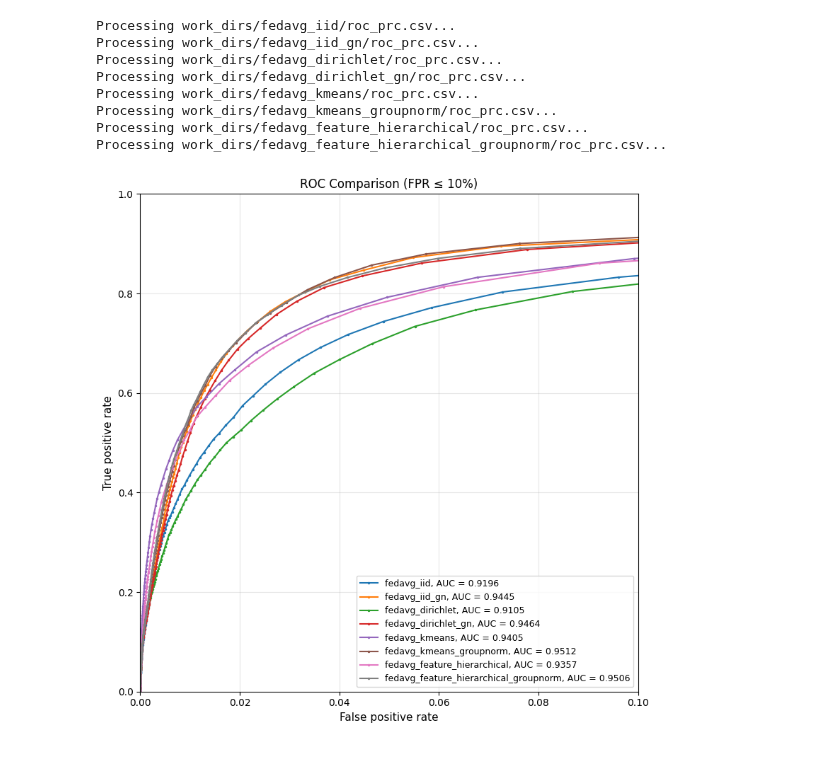
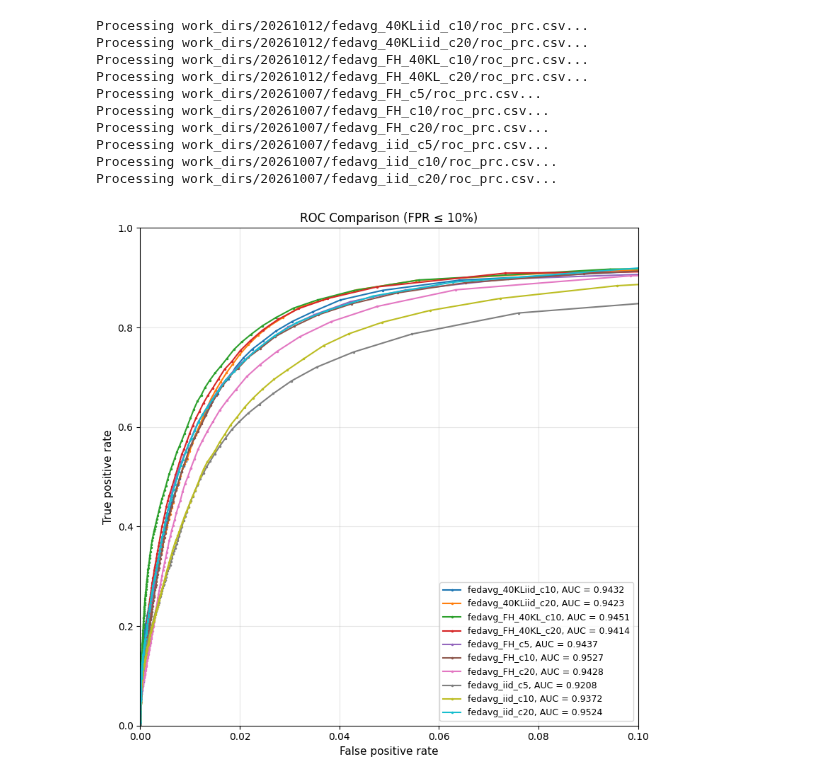
Before and after one commit to beppSpedicato/FedCircuitNet, a Jupyter notebook: test.ipynb, the cells around one changed output. Cells and saved outputs as stored; diff of their text form; code cells hidden in the pictures.

```diff
--- a/test.ipynb
+++ b/test.ipynb
@@ -6,14 +6,19 @@ from pathlib import Path
 
 # Define your CSV files here
 csv_files = [
-    "work_dirs/fedavg_iid/roc_prc.csv",
-    "work_dirs/fedavg_iid_gn/roc_prc.csv",
-    "work_dirs/fedavg_dirichlet/roc_prc.csv",
-    "work_dirs/fedavg_dirichlet_gn/roc_prc.csv",
-    "work_dirs/fedavg_kmeans/roc_prc.csv",
-    "work_dirs/fedavg_kmeans_groupnorm/roc_prc.csv",
-    "work_dirs/fedavg_feature_hierarchical/roc_prc.csv",
-    "work_dirs/fedavg_feature_hierarchical_groupnorm/roc_prc.csv",
+    "work_dirs/20261012/fedavg_40KLiid_c10/roc_prc.csv",
+    "work_dirs/20261012/fedavg_40KLiid_c20/roc_prc.csv",
+
+    "work_dirs/20261012/fedavg_FH_40KL_c10/roc_prc.csv",
+    "work_dirs/20261012/fedavg_FH_40KL_c20/roc_prc.csv",
+
+    "work_dirs/20261007/fedavg_FH_c5/roc_prc.csv",
+    "work_dirs/20261007/fedavg_FH_c10/roc_prc.csv",
+    "work_dirs/20261007/fedavg_FH_c20/roc_prc.csv",
+
+    "work_dirs/20261007/fedavg_iid_c5/roc_prc.csv",
+    "work_dirs/20261007/fedavg_iid_c10/roc_prc.csv",
+    "work_dirs/20261007/fedavg_iid_c20/roc_prc.csv",
 ]
 
 result = []
@@ -48,6 +53,9 @@ for csv_file in csv_files:
     m_result['tn'] = df['tn'].sum()
     m_result['fn'] = df['fn'].sum()
     m_result['accuracy'] = (m_result['tp'] + m_result['tn']) / (m_result['tp'] + m_result['tn'] + m_result['fp'] + m_result['fn'])
+    m_result['precision'] = m_result['tp'] / (m_result['tp'] + m_result['fp'])
+    m_result['recall'] = m_result['tp'] / (m_result['tp'] + m_result['fn'])
+    m_result['f1'] = 2 * m_result['precision'] * m_result['recall'] / (m_result['precision'] + m_result['recall'])
 
     # ---------- ROC curve ----------
     df.loc[:, "pos"] = df["tp"] + df["fn"]
@@ -88,41 +96,43 @@ def partial_auc(fpr, tpr, fpr_max):
     tpr_cut = np.interp(fpr_max, fpr, tpr)
     mask = fpr <= fpr_max
     f = np.r_[fpr[mask], fpr_max]
     t = np.r_[tpr[mask], tpr_cut]
     return np.sum(np.diff(f) * (t[1:] + t[:-1]) / 2)
 
 fig, ax = plt.subplots(figsize=(8, 8))
 
 for curve in roc_curves:
     pauc = partial_auc(curve['fpr'], curve['tpr'], FPR_MAX)
     ax.plot(curve['fpr'], curve['tpr'], marker=".", markersize=3,
             label=f"{curve['tag']}, AUC = {curve['auc']:.4f}")
 
 ax.set_xlabel("False positive rate", fontsize=11)
 ax.set_ylabel("True positive rate", fontsize=11)
 ax.set_title(f"ROC Comparison (FPR ≤ {FPR_MAX:.0%})", fontsize=12)
 ax.set_xlim(0, FPR_MAX)
 ax.set_ylim(0, 1)
 ax.set_box_aspect(1)
 ax.grid(alpha=0.3)
 ax.legend(loc="lower right", fontsize=9)
 plt.tight_layout()
 plt.show()
 
 # Display results table
 display(pd.DataFrame(result, columns=[
     "tag",
-    "tp_0.10", "fp_0.10", "tn_0.10", "fn_0.10",
+    "tp_0.10", "fp_0.10", "tn_0.10", "fn_0.10", "tpr_10%",
     "accuracy at 10% threshold", "precision at 10% threshold", "recall at 10% threshold", "f1 at 10% threshold",
-    "tp", "fp", "tn", "fn", "accuracy", "auc"
+    "tp", "fp", "tn", "fn", "accuracy", "auc", "precision", "recall", "f1"
 ]))
 # %% [output]
-Processing work_dirs/fedavg_iid/roc_prc.csv...
-Processing work_dirs/fedavg_iid_gn/roc_prc.csv...
-Processing work_dirs/fedavg_dirichlet/roc_prc.csv...
-Processing work_dirs/fedavg_dirichlet_gn/roc_prc.csv...
-Processing work_dirs/fedavg_kmeans/roc_prc.csv...
-Processing work_dirs/fedavg_kmeans_groupnorm/roc_prc.csv...
-Processing work_dirs/fedavg_feature_hierarchical/roc_prc.csv...
-Processing work_dirs/fedavg_feature_hierarchical_groupnorm/roc_prc.csv...
+Processing work_dirs/20261012/fedavg_40KLiid_c10/roc_prc.csv...
+Processing work_dirs/20261012/fedavg_40KLiid_c20/roc_prc.csv...
+Processing work_dirs/20261012/fedavg_FH_40KL_c10/roc_prc.csv...
+Processing work_dirs/20261012/fedavg_FH_40KL_c20/roc_prc.csv...
+Processing work_dirs/20261007/fedavg_FH_c5/roc_prc.csv...
+Processing work_dirs/20261007/fedavg_FH_c10/roc_prc.csv...
+Processing work_dirs/20261007/fedavg_FH_c20/roc_prc.csv...
+Processing work_dirs/20261007/fedavg_iid_c5/roc_prc.csv...
+Processing work_dirs/20261007/fedavg_iid_c10/roc_prc.csv...
+Processing work_dirs/20261007/fedavg_iid_c20/roc_prc.csv...
-[figure, old version]
+[figure, new version]
```
Also changed, not shown: parts of 1 cell of this notebook, 24 other files.
